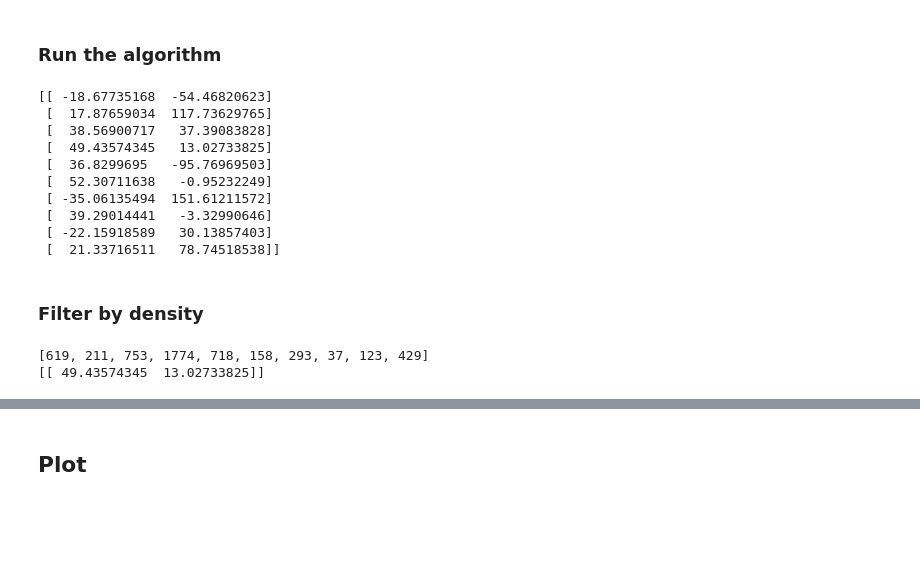
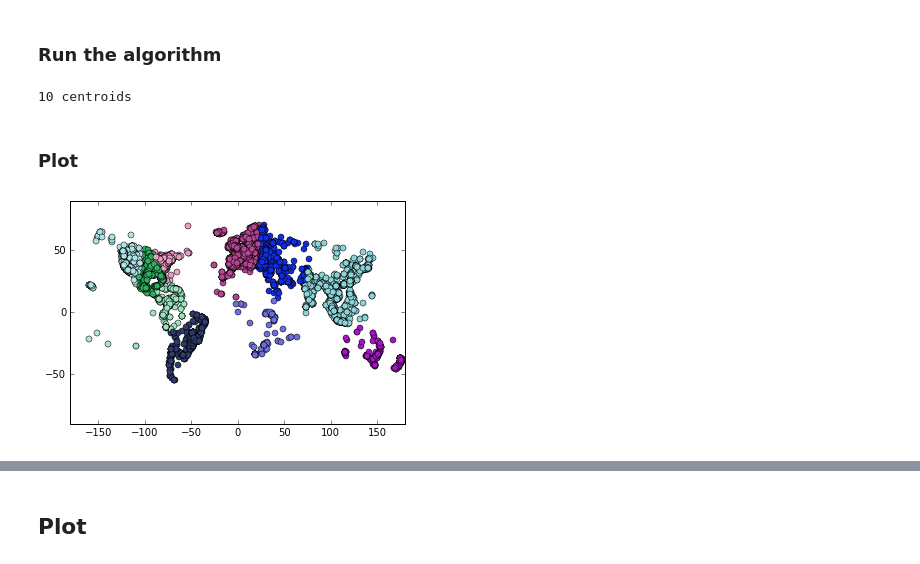
Before and after one commit to mdamis/geokr, a Jupyter notebook: fetch.ipynb, the cells around one changed output, grey strips where cells are left out. Drawn from its saved outputs; the diff is of its cells as text; code cells hidden in the pictures; blank space fills up the shorter version.

```diff
--- a/fetch.ipynb
+++ b/fetch.ipynb
@@ -42,36 +77,29 @@ i = 700
 
 centroids, closest_centroids = kmeans2(coordinates, k, iter=i)
 
-print centroids
+centroids = [centroids[i] for i in range(len(centroids)) if i in set(closest_centroids)]
+
+print "%d centroids" % len(centroids)
 # %% [output]
-[[ -18.67735168  -54.46820623]
- [  17.87659034  117.73629765]
- [  38.56900717   37.39083828]
- [  49.43574345   13.02733825]
- [  36.8299695   -95.76969503]
- [  52.30711638   -0.95232249]
- [ -35.06135494  151.61211572]
- [  39.29014441   -3.32990646]
- [ -22.15918589   30.13857403]
- [  21.33716511   78.74518538]]
+10 centroids
-# %% [markdown]
-### Filter by density
-# %%
-densities = [0] * k
-
-for closest_centroid in closest_centroids:
-    densities[closest_centroid - 1] += 1
-
-print densities
-
-filteredCentroids = centroids.tolist()
-
-for i in range(len(densities) - 1, -1, -1):
-    if densities[i] < 3 * len(data) / 100:
-        filteredCentroids.remove(filteredCentroids[i])
-
-filteredCentroids = np.array(filteredCentroids, dtype=float)
-print filteredCentroids
-# %% [output]
-[619, 211, 753, 1774, 718, 158, 293, 37, 123, 429]
-[[ 49.43574345  13.02733825]]
+# %% [markdown]
+### Plot
+# %%
+%matplotlib inline
+
+import matplotlib.pyplot as plt
+
+colors = [np.random.rand(3,1) for i in range(len(centroids))]
+
+fig, ax = plt.subplots()
+ax.set_xlim((-180.0, 180.0))
+ax.set_ylim((-90.0, 90.0))
+
+i = 0
+for centroid in closest_centroids:
+    ax.plot(coordinates[i][1], coordinates[i][0], marker='o', c=colors[centroid])
+    i += 1
+
+plt.show()
+# %% [output]
+[figure, added]
```
Also changed, not shown: parts of 34 cells of this notebook.
